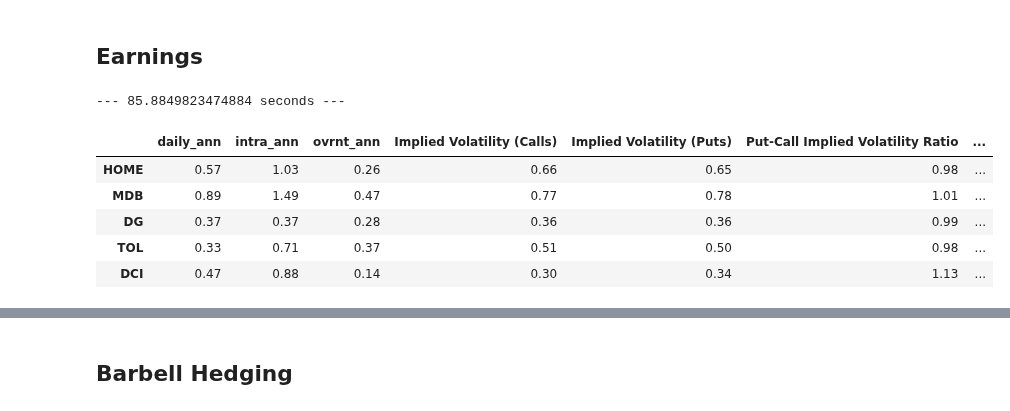
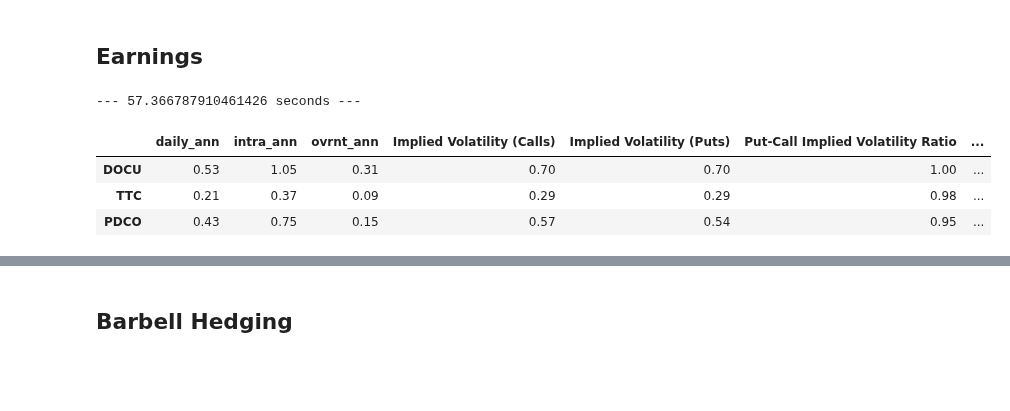
Before and after one commit to auto-d1dact/Trading, a Jupyter notebook: Notebooks/Daily Trading v2.ipynb, the cells around one changed output, grey strips where cells are left out. Saved outputs shown, nothing was run; the diff lists cells and outputs as text; code cells hidden in the pictures; blank space fills up the shorter version.

```diff
--- a/Notebooks/Daily Trading v2.ipynb
+++ b/Notebooks/Daily Trading v2.ipynb
@@ -457,7 +457,7 @@ def aggregate_txns_date(trade_date):
 # %%
 month = 12
 year = 2018
-days_list = list(range(4, 5))
+days_list = list(range(6, 7))
 
 start_time = time.time()
 
@@ -539,42 +539,43 @@ selected_names = further_reduce.index.tolist()
 ## Getting Insider Trading Data
 insiderstxns_dict = {}
 
 for ticker in selected_names:
     insider_trades = reuters_insiders(ticker)
-    insider_trades['Trading Date'] = pd.to_datetime(insider_trades['Trading Date'])
-    insider_trades['Trading Date'] = insider_trades['Trading Date'].apply(aggregate_txns_date)
-    insiderstxns_dict[ticker] = insider_trades
+    try:
+        insider_trades['Trading Date'] = pd.to_datetime(insider_trades['Trading Date'])
+        insider_trades['Trading Date'] = insider_trades['Trading Date'].apply(aggregate_txns_date)
+        insiderstxns_dict[ticker] = insider_trades
+    except:
+        insidertxns_dict[ticker] = []
 
 insider_agg_lst = []
 
 txns_time = dt.date(2018,1,1)
 
 for ticker,txns in insiderstxns_dict.items():
     try:
         curr_insider_agg = txns[txns['Trading Date'] >= txns_time]
         curr_insider_agg = curr_insider_agg.groupby(['Type']).agg({'Shares Traded': 'sum'}).T
         curr_insider_agg.index = [ticker]
     except:
         continue
 
     insider_agg_lst.append(curr_insider_agg)
 
 insider_agg = pd.concat(insider_agg_lst,axis = 0)
 insider_agg['BuyToSell'] = insider_agg['Buy']/insider_agg['Sell']
 
 further_reduce = further_reduce.join(insider_agg).join(curr_earnings[['Call Time',
                                                                       'EarningsDate']], how = 'left').sort_values(['EarningsDate',
                                                                                                                    'Call Time'],ascending = True)
 print("--- %s seconds ---" % (time.time() - start_time))
 further_reduce
 # %% [output]
---- 85.8849823474884 seconds ---
+--- 57.366787910461426 seconds ---
 |  | daily_ann | intra_ann | ovrnt_ann | Implied Volatility (Calls) | Implied Volatility (Puts) | Put-Call Implied Volatility Ratio | ... |
-| HOME | 0.57 | 1.03 | 0.26 | 0.66 | 0.65 | 0.98 | ... |
-| MDB | 0.89 | 1.49 | 0.47 | 0.77 | 0.78 | 1.01 | ... |
-| DG | 0.37 | 0.37 | 0.28 | 0.36 | 0.36 | 0.99 | ... |
-| TOL | 0.33 | 0.71 | 0.37 | 0.51 | 0.50 | 0.98 | ... |
-| DCI | 0.47 | 0.88 | 0.14 | 0.30 | 0.34 | 1.13 | ... |
+| DOCU | 0.53 | 1.05 | 0.31 | 0.70 | 0.70 | 1.00 | ... |
+| TTC | 0.21 | 0.37 | 0.09 | 0.29 | 0.29 | 0.98 | ... |
+| PDCO | 0.43 | 0.75 | 0.15 | 0.57 | 0.54 | 0.95 | ... |
 # %%
 # Querying Info from DBs
 os.chdir(dbs_dir)
```
Also changed, not shown: parts of 11 cells of this notebook, 7 other files.
